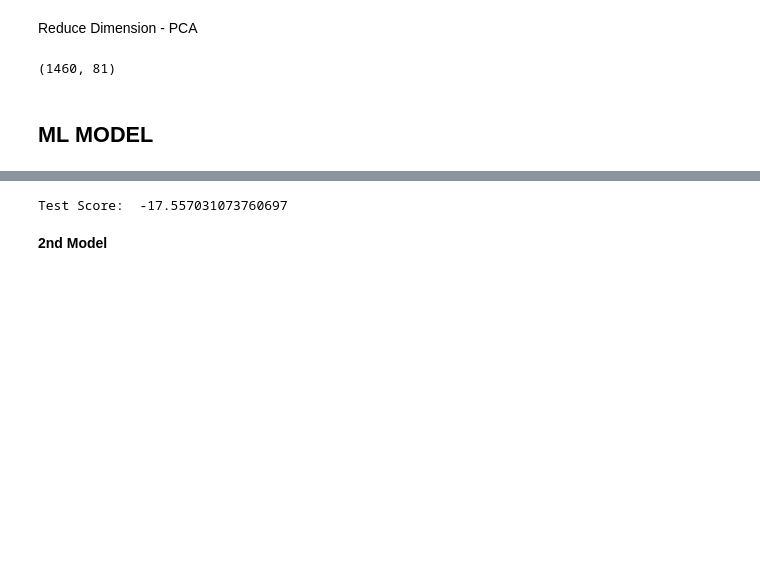
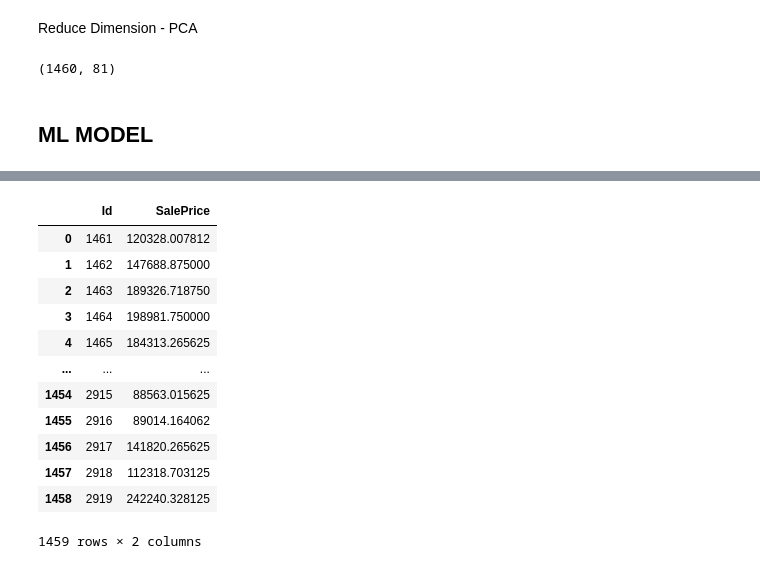
Before and after one commit to pladee42/house-price-predictions, a Jupyter notebook: house.ipynb, the cells around one changed output, grey strips where cells are left out. Cells and saved outputs as stored; diff of their text form; code cells hidden in the pictures; blank space fills up the shorter version.

Commit message:
Add files via upload
First Submission

```diff
--- a/house.ipynb
+++ b/house.ipynb
@@ -525,9 +505,9 @@ cumulative_explained_variance = np.cumsum(pca.explained_variance_ratio_)
 n_components = np.argmax(cumulative_explained_variance >= 0.95) + 1
 
 pca = PCA(n_components=n_components)
-X_train = pca.fit_transform(X_train_pre)
+X = pca.fit_transform(X_train_pre)
 X_test = pca.transform(X_test_pre)
-X_train.shape
+X.shape
 # %% [output]
 (1460, 81)
 # %% [markdown]
@@ -535,20 +521,15 @@ X_train.shape
 # %%
-#Normalize Sale Price
-y_train = np.log(preprocessed[preprocessed["IsTrain"] == 1]["SalePrice"])
+
+y = np.log(preprocessed[preprocessed["IsTrain"] == 1]["SalePrice"])
+X_train, X_val, y_train, y_val = train_test_split(X, y, test_size=0.2, random_state=101)
 # %%
-from sklearn.linear_model import LinearRegression
-from sklearn.ensemble import RandomForestRegressor
-from xgboost import XGBRegressor
-from sklearn.model_selection import GridSearchCV, KFold, cross_val_score
 
-# Define the models
 models = {
     'LinearRegression': LinearRegression(),
-    'RandomForest': RandomForestRegressor(random_state=42),
-    'XGBoost': XGBRegressor(random_state=42)
+    'RandomForest': RandomForestRegressor(random_state=101),
+    'XGBoost': XGBRegressor(random_state=101)
 }
 
-# Define the hyperparameter grids for each model
 param_grids = {
     'LinearRegression': {},
     'RandomForest': {
@@ -557,19 +538,16 @@ param_grids = {
         'min_samples_split': [2, 5, 10],
     },
     'XGBoost': {
-        'n_estimators': [100, 200, 500],
+        'n_estimators': [250, 500, 750],
         'learning_rate': [0.01, 0.1, 0.3],
         'max_depth': [3, 6, 10],
     }
 }
 
-# 3-fold cross-validation
-cv = KFold(n_splits=3, shuffle=True, random_state=42)
+cv = KFold(n_splits=3, shuffle=True, random_state=101)
 
-# Train and tune the models
 grids = {}
 for model_name, model in models.items():
-    #print(f'Training and tuning {model_name}...')
     grids[model_name] = GridSearchCV(estimator=model, param_grid=param_grids[model_name], cv=cv, scoring='neg_mean_squared_error', n_jobs=-1, verbose=2)
     grids[model_name].fit(X_train, y_train)
     best_params = grids[model_name].best_params_
@@ -690,7 +643,2 @@ y_test
 # %%
-submission = np.e**(grids['RandomForest'].predict(X_test))
-print("Test Score: ",r2_score(y_test, submission))
+result = np.e**(grids['XGBoost'].predict(X_test))
-# %% [output]
-Test Score:  -17.557031073760697
-# %% [markdown]
-**2nd Model**
@@ -770,0 +645,20 @@ stack_gen = StackingCVRegressor(regressors=(xgboost, lightgbm, svr, ridge, gbr,
+# %%
+file_submit = pd.concat([test['Id'],
+                         pd.DataFrame({'SalePrice': result})],axis=1)
+
+file_submit.to_csv("submission1.csv")
+file_submit
+# %% [output]
+|  | Id | SalePrice |
+| 0 | 1461 | 120328.007812 |
+| 1 | 1462 | 147688.875000 |
+| 2 | 1463 | 189326.718750 |
+| 3 | 1464 | 198981.750000 |
+| 4 | 1465 | 184313.265625 |
+| ... | ... | ... |
+| 1454 | 2915 | 88563.015625 |
+| 1455 | 2916 | 89014.164062 |
+| 1456 | 2917 | 141820.265625 |
+| 1457 | 2918 | 112318.703125 |
+| 1458 | 2919 | 242240.328125 |
+1459 rows × 2 columns
```
Also changed, not shown: parts of 23 cells of this notebook, 1 other file.
